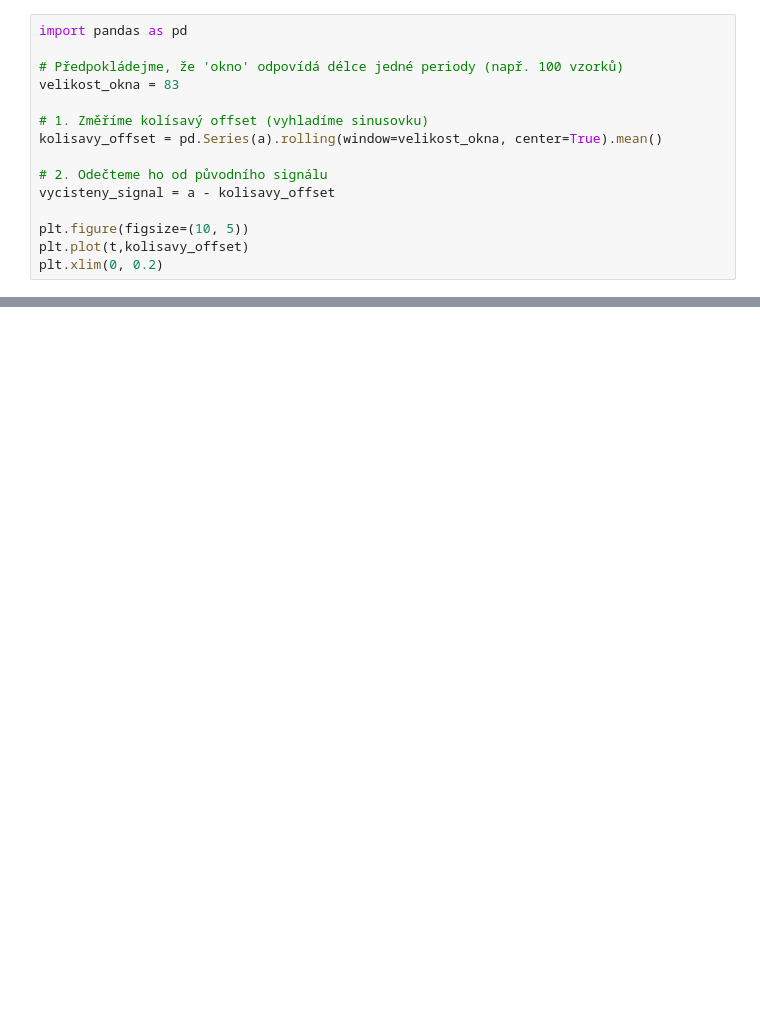
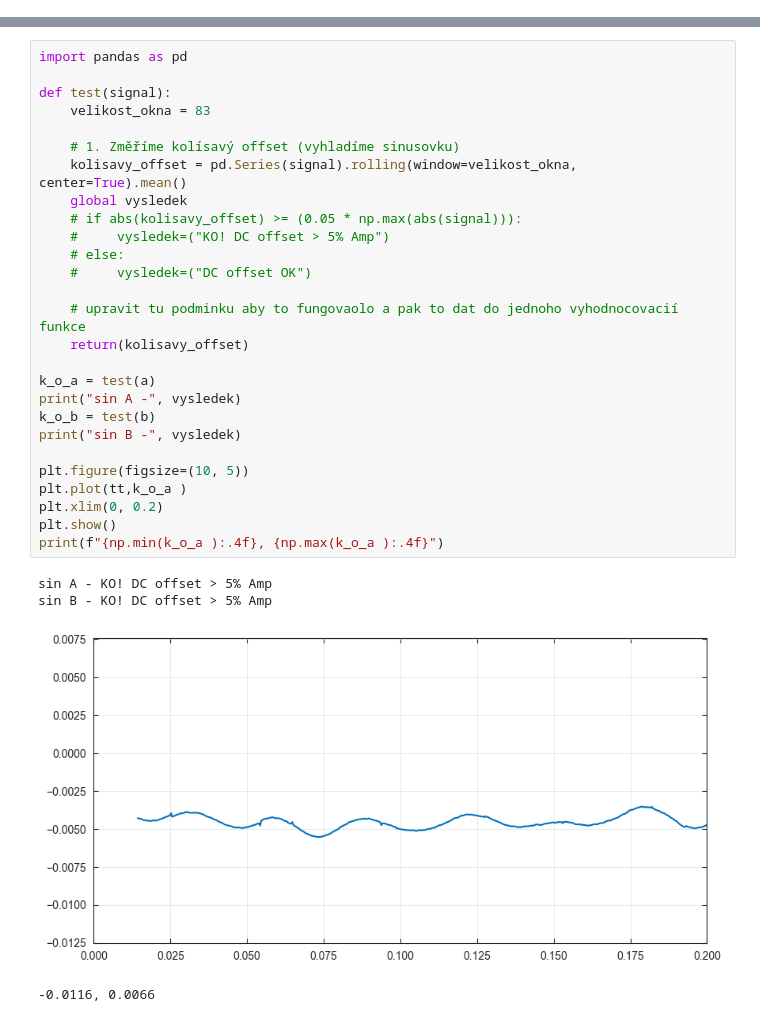
Before and after one commit to Buldadavid/plot, a Jupyter notebook: testovani U.ipynb, the cells around one changed output, grey strips where cells are left out. Drawn from its saved outputs; the diff is of its cells as text; blank space fills up the shorter version.

```diff
--- a/testovani U.ipynb
+++ b/testovani U.ipynb
@@ -221,15 +91,0 @@ plt.plot(c,v)
-# %%
-import pandas as pd
-
-# Předpokládejme, že 'okno' odpovídá délce jedné periody (např. 100 vzorků)
-velikost_okna = 83
-
-# 1. Změříme kolísavý offset (vyhladíme sinusovku)
-kolisavy_offset = pd.Series(a).rolling(window=velikost_okna, center=True).mean()
-
-# 2. Odečteme ho od původního signálu
-vycisteny_signal = a - kolisavy_offset
-
-plt.figure(figsize=(10, 5))
-plt.plot(t,kolisavy_offset)
-plt.xlim(0, 0.2)
@@ -333,0 +92,32 @@ Relativní rozdíl amplitud: 6.11% (V normě: True)
+# %%
+import pandas as pd
+
+def test(signal):
+    velikost_okna = 83
+
+    # 1. Změříme kolísavý offset (vyhladíme sinusovku)
+    kolisavy_offset = pd.Series(signal).rolling(window=velikost_okna, center=True).mean()
+    global vysledek
+    # if abs(kolisavy_offset) >= (0.05 * np.max(abs(signal))):
+    #     vysledek=("KO! DC offset > 5% Amp")
+    # else:
+    #     vysledek=("DC offset OK")
+
+    # upravit tu podminku aby to fungovaolo a pak to dat do jednoho vyhodnocovacií funkce
+    return(kolisavy_offset)
+
+k_o_a = test(a)
+print("sin A -", vysledek)
+k_o_b = test(b)
+print("sin B -", vysledek)
+
+plt.figure(figsize=(10, 5))
+plt.plot(tt,k_o_a )
+plt.xlim(0, 0.2)
+plt.show()
+print(f"{np.min(k_o_a ):.4f}, {np.max(k_o_a ):.4f}")
+# %% [output]
+sin A - KO! DC offset > 5% Amp
+sin B - KO! DC offset > 5% Amp
+[figure, added]
+-0.0116, 0.0066
```
Also changed, not shown: parts of 12 cells of this notebook, 2 other files.
